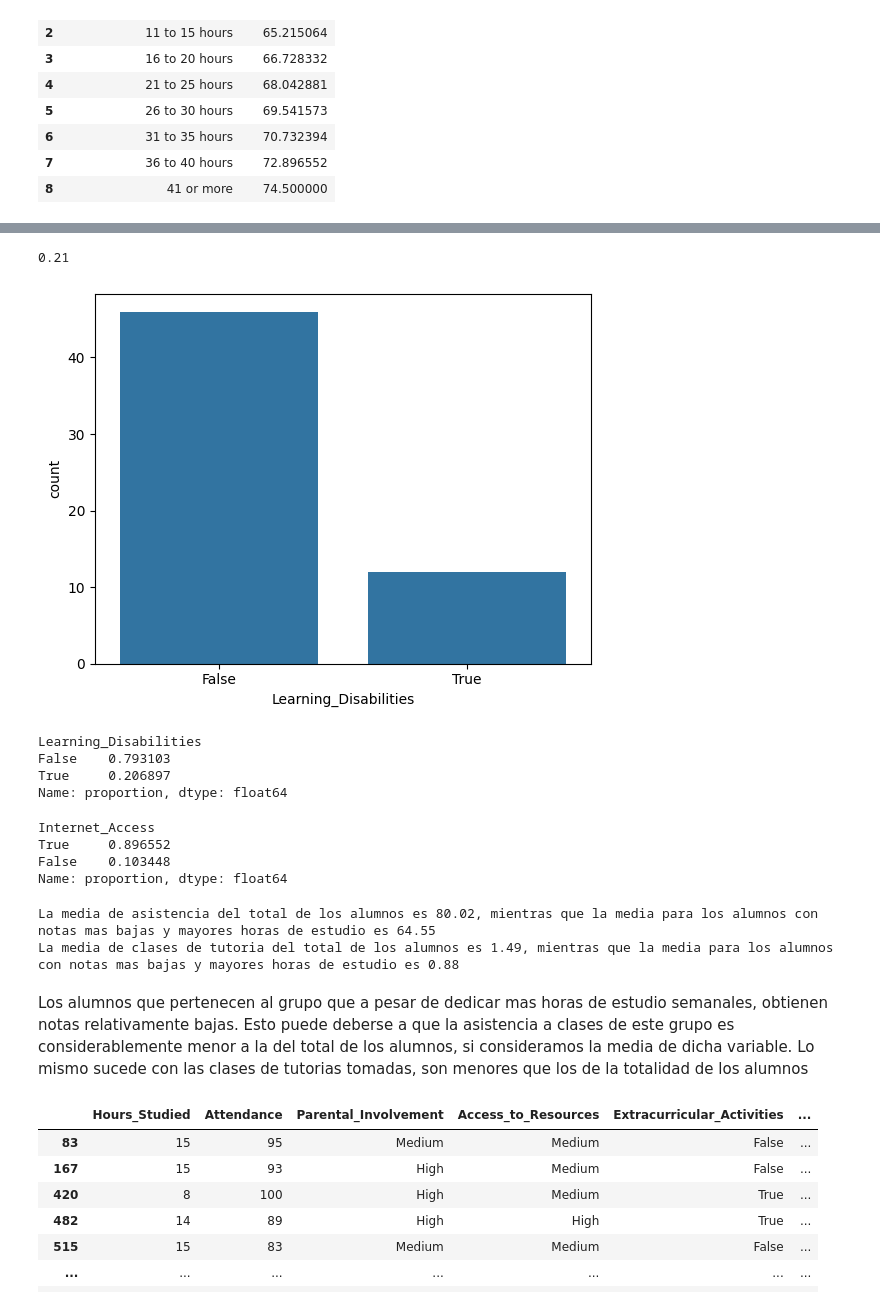
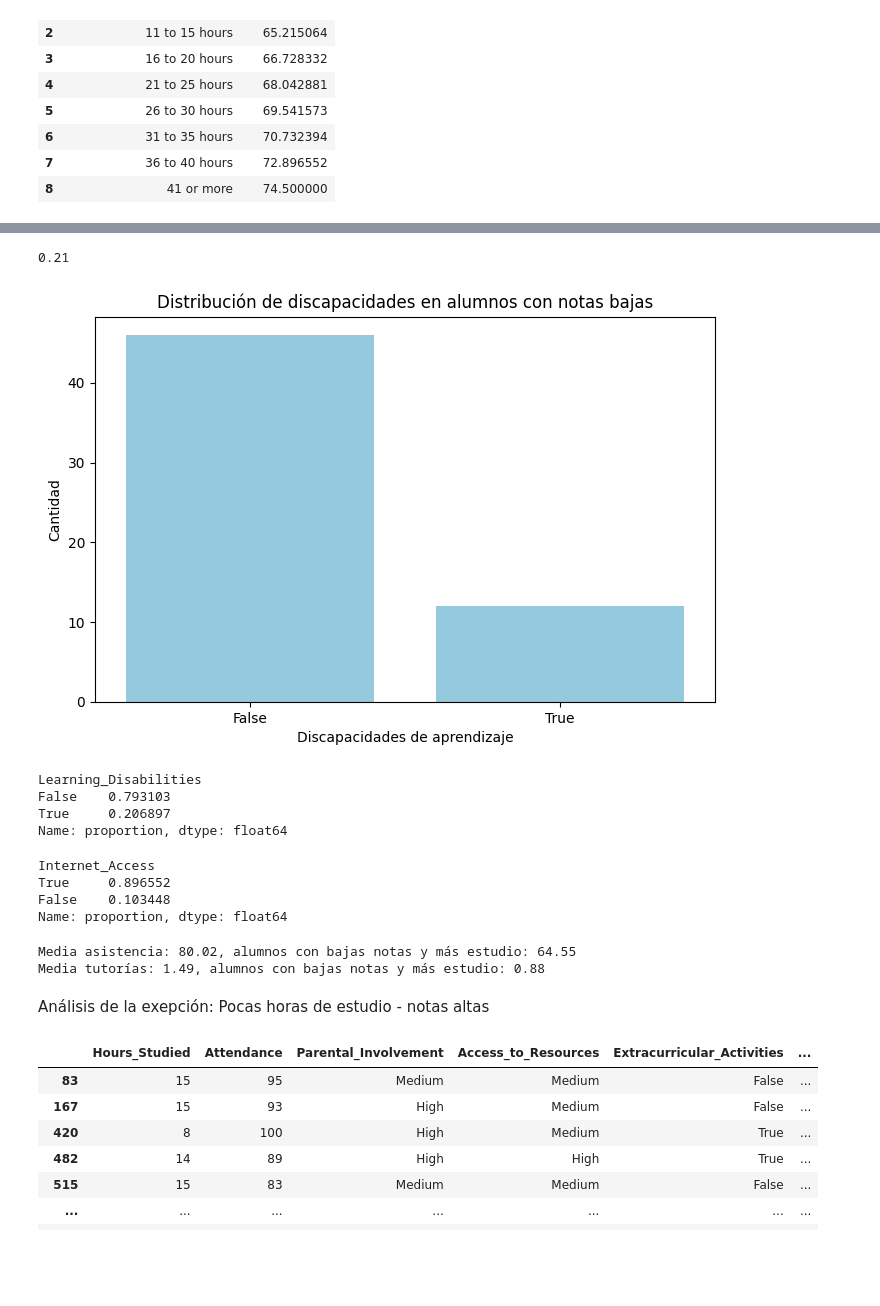
Before and after one commit to BertoniEliana/students_performance_factors, a Jupyter notebook: student_performance_factors.ipynb, the cells around one changed output, grey strips where cells are left out. Cells and saved outputs as stored; diff of their text form; code cells hidden in the pictures; blank space fills up the shorter version.

```diff
--- a/student_performance_factors.ipynb
+++ b/student_performance_factors.ipynb
@@ -360,12 +352,16 @@ print(high_study_low_score)
 # %%
 high_study_disabilities_mean = high_study_low_score['Learning_Disabilities'].mean().round(2)
 print(high_study_disabilities_mean)
-sns.countplot(x='Learning_Disabilities', data=high_study_low_score)
+plt.figure(figsize=(8, 5))
+sns.countplot(x='Learning_Disabilities', data=high_study_low_score, color='skyblue')
+plt.title('Distribución de discapacidades en alumnos con notas bajas',size=12)
+plt.ylabel('Cantidad')
+plt.xlabel('Discapacidades de aprendizaje')
 plt.show()
 print(high_study_low_score['Learning_Disabilities'].value_counts(normalize=True))
 # %% [output]
 0.21
-[figure, old version]
+[figure, new version]
 Learning_Disabilities
 False    0.793103
 True     0.206897
@@ -384,16 +379,14 @@ students_tutoring_mean = student_df['Tutoring_Sessions'].mean().round(2)
 # %%
 high_study_attendance_mean=high_study_low_score['Attendance'].mean().round(2)
 high_study_tutoring_mean = high_study_low_score['Tutoring_Sessions'].mean().round(2)
-# %%
-print(f'La media de asistencia del total de los alumnos es {students_attendance_mean}, '
-      f'mientras que la media para los alumnos con notas mas bajas y mayores horas de estudio es {high_study_attendance_mean}')
-print(f'La media de clases de tutoria del total de los alumnos es {students_tutoring_mean}, '
-      f'mientras que la media para los alumnos con notas mas bajas y mayores horas de estudio es {high_study_tutoring_mean}')
-# %% [output]
-La media de asistencia del total de los alumnos es 80.02, mientras que la media para los alumnos con notas mas bajas y mayores horas de estudio es 64.55
-La media de clases de tutoria del total de los alumnos es 1.49, mientras que la media para los alumnos con notas mas bajas y mayores horas de estudio es 0.88
-# %% [markdown]
-Los alumnos que pertenecen al grupo que a pesar de dedicar mas horas de estudio semanales, obtienen notas relativamente bajas. Esto puede deberse a que la asistencia a clases de este grupo es considerablemente menor a la del total de los alumnos, si consideramos la media de dicha variable. Lo mismo sucede con las clases de tutorias tomadas, son menores que los de la totalidad de los alumnos
+# %%
+print(f'Media asistencia: {students_attendance_mean}, alumnos con bajas notas y más estudio: {high_study_attendance_mean}')
+print(f'Media tutorías: {students_tutoring_mean}, alumnos con bajas notas y más estudio: {high_study_tutoring_mean}')
+# %% [output]
+Media asistencia: 80.02, alumnos con bajas notas y más estudio: 64.55
+Media tutorías: 1.49, alumnos con bajas notas y más estudio: 0.88
+# %% [markdown]
+Análisis de la exepción: Pocas horas de estudio - notas altas
 # %%
 low_study_high_score
 # %% [output]
```
Also changed, not shown: parts of 41 cells of this notebook.
